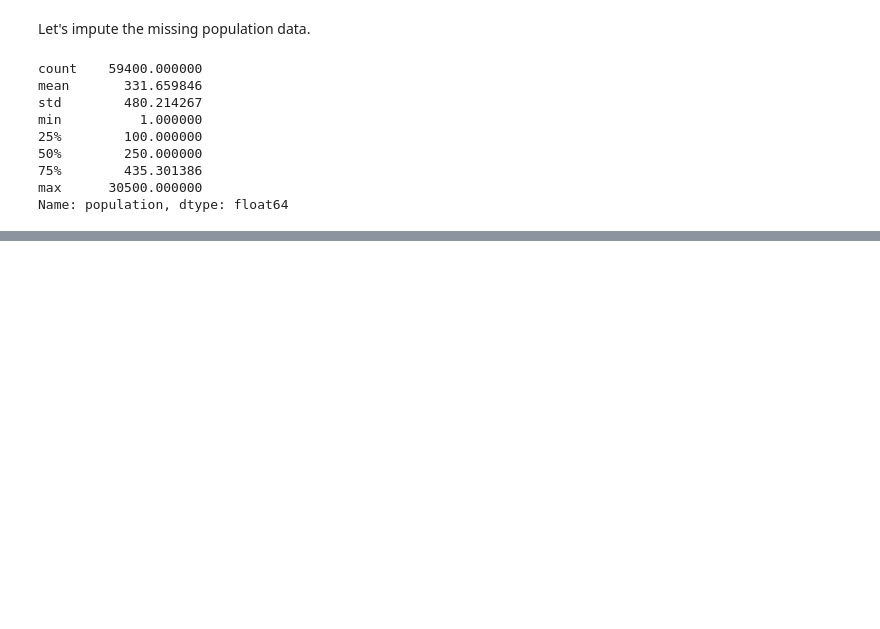
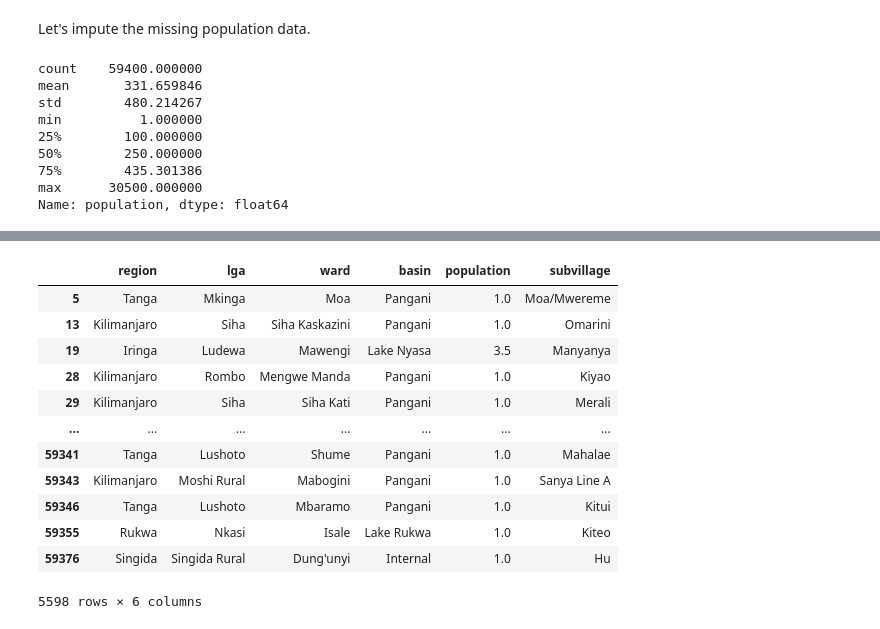
Before and after one commit to JasonErwin/dma-project, a Jupyter notebook: testing-notebooks/EDA.ipynb, the cells around one changed output, grey strips where cells are left out. Saved outputs shown, nothing was run; the diff lists cells and outputs as text; code cells hidden in the pictures; blank space fills up the shorter version.

```diff
--- a/testing-notebooks/EDA.ipynb
+++ b/testing-notebooks/EDA.ipynb
@@ -719,0 +732,16 @@ Name: population, dtype: float64
+# %%
+df.loc[df['population'] < 5][['region', 'lga', 'ward', 'basin', 'population', 'subvillage']]
+# %% [output]
+|  | region | lga | ward | basin | population | subvillage |
+| 5 | Tanga | Mkinga | Moa | Pangani | 1.0 | Moa/Mwereme |
+| 13 | Kilimanjaro | Siha | Siha Kaskazini | Pangani | 1.0 | Omarini |
+| 19 | Iringa | Ludewa | Mawengi | Lake Nyasa | 3.5 | Manyanya |
+| 28 | Kilimanjaro | Rombo | Mengwe Manda | Pangani | 1.0 | Kiyao |
+| 29 | Kilimanjaro | Siha | Siha Kati | Pangani | 1.0 | Merali |
+| ... | ... | ... | ... | ... | ... | ... |
+| 59341 | Tanga | Lushoto | Shume | Pangani | 1.0 | Mahalae |
+| 59343 | Kilimanjaro | Moshi Rural | Mabogini | Pangani | 1.0 | Sanya Line A |
+| 59346 | Tanga | Lushoto | Mbaramo | Pangani | 1.0 | Kitui |
+| 59355 | Rukwa | Nkasi | Isale | Lake Rukwa | 1.0 | Kiteo |
+| 59376 | Singida | Singida Rural | Dung'unyi | Internal | 1.0 | Hu |
+5598 rows × 6 columns
```
Also changed, not shown: parts of 8 cells of this notebook, 2 other files.
